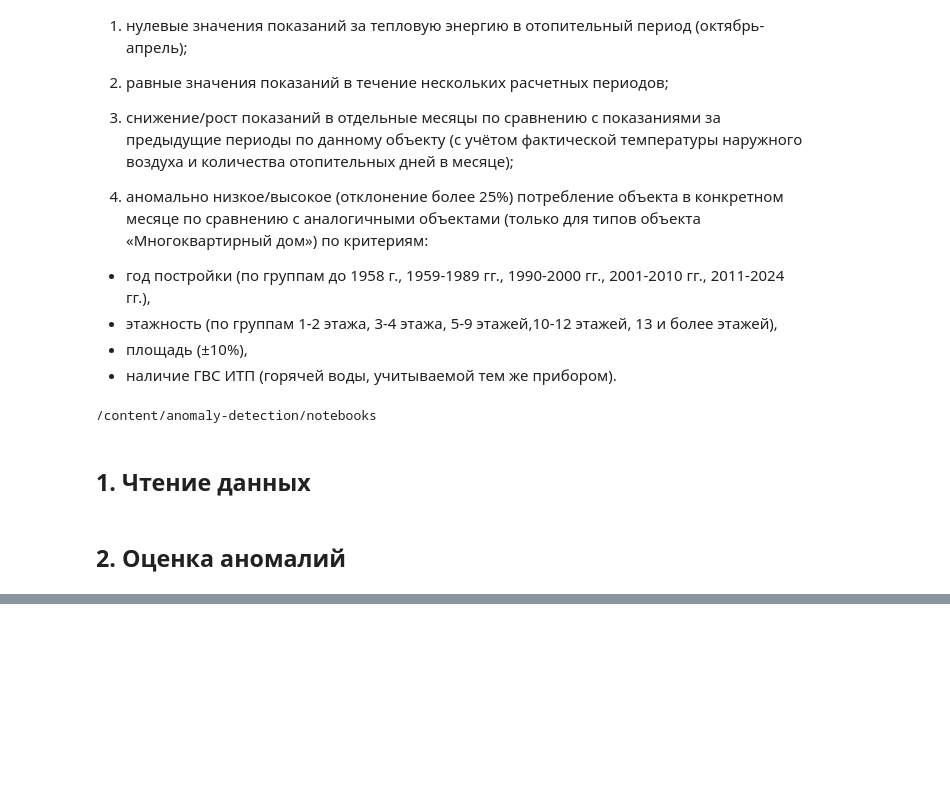
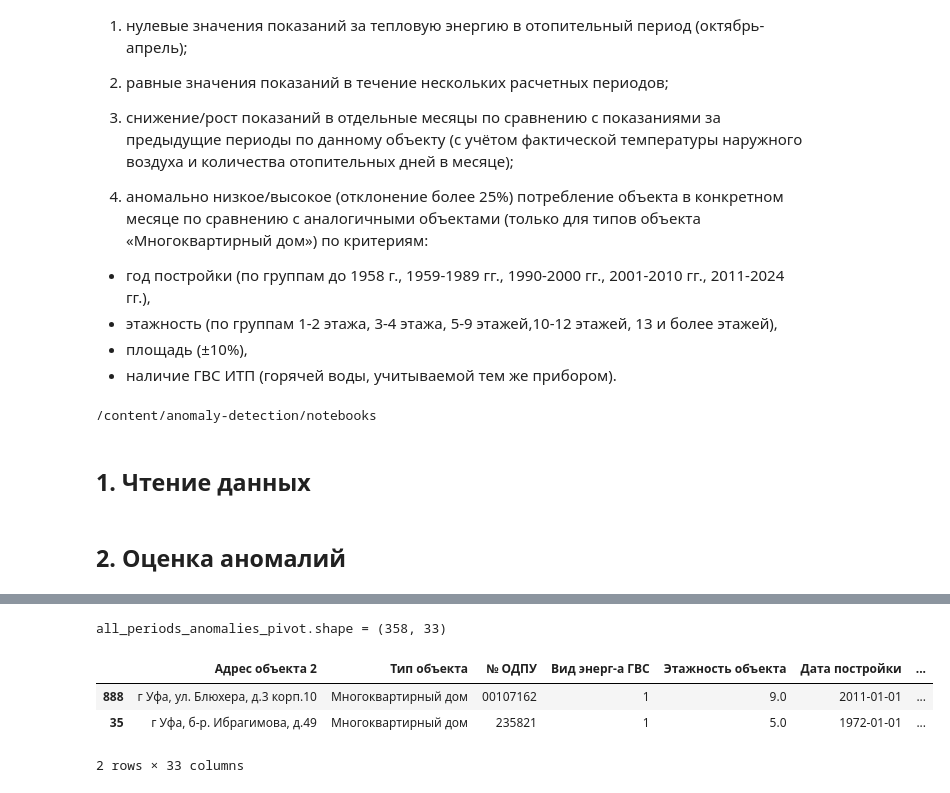
Before and after one commit to YaninaK/anomaly-detection, a Jupyter notebook: notebooks/04_Apartment_buildings.ipynb, the cells around one changed output, grey strips where cells are left out. Drawn from its saved outputs; the diff is of its cells as text; code cells hidden in the pictures; blank space fills up the shorter version.

```diff
--- a/notebooks/04_Apartment_buildings.ipynb
+++ b/notebooks/04_Apartment_buildings.ipynb
@@ -94,0 +85,9 @@ result[((cond1 | cond2) & ~cond3) & cond5].shape
+# %%
+print(f"all_periods_anomalies_pivot.shape = {all_periods_anomalies_pivot.shape}\n")
+all_periods_anomalies_pivot.sample(2)
+# %% [output]
+all_periods_anomalies_pivot.shape = (358, 33)
+|  | Адрес объекта 2 | Тип объекта | № ОДПУ | Вид энерг-а ГВС | Этажность объекта | Дата постройки | ... |
+| 888 | г Уфа, ул. Блюхера, д.3 корп.10 | Многоквартирный дом | 00107162 | 1 | 9.0 | 2011-01-01 | ... |
+| 35 | г Уфа, б-р. Ибрагимова, д.49 | Многоквартирный дом | 235821 | 1 | 5.0 | 1972-01-01 | ... |
+2 rows × 33 columns
```
Also changed, not shown: parts of 7 cells of this notebook.
